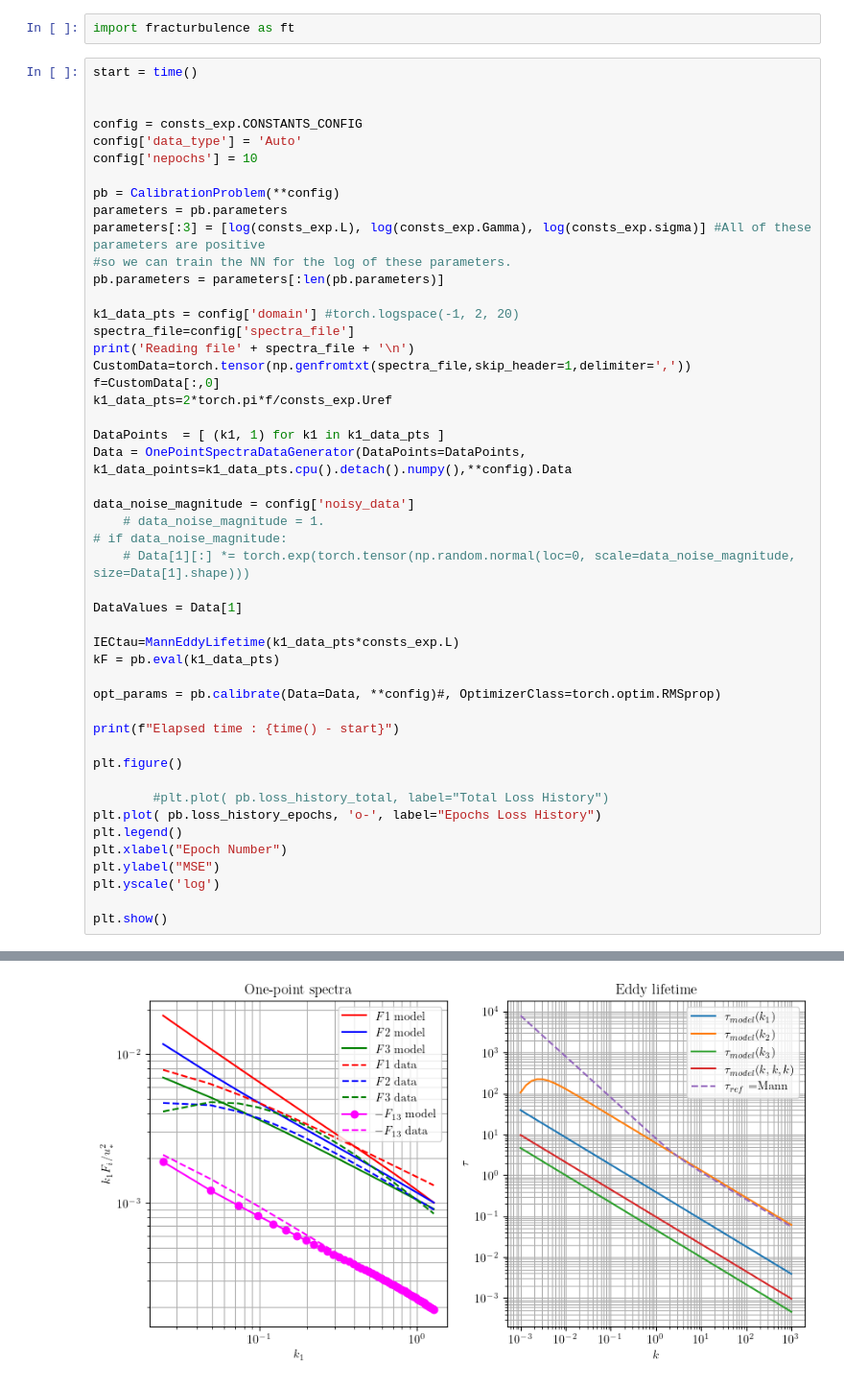
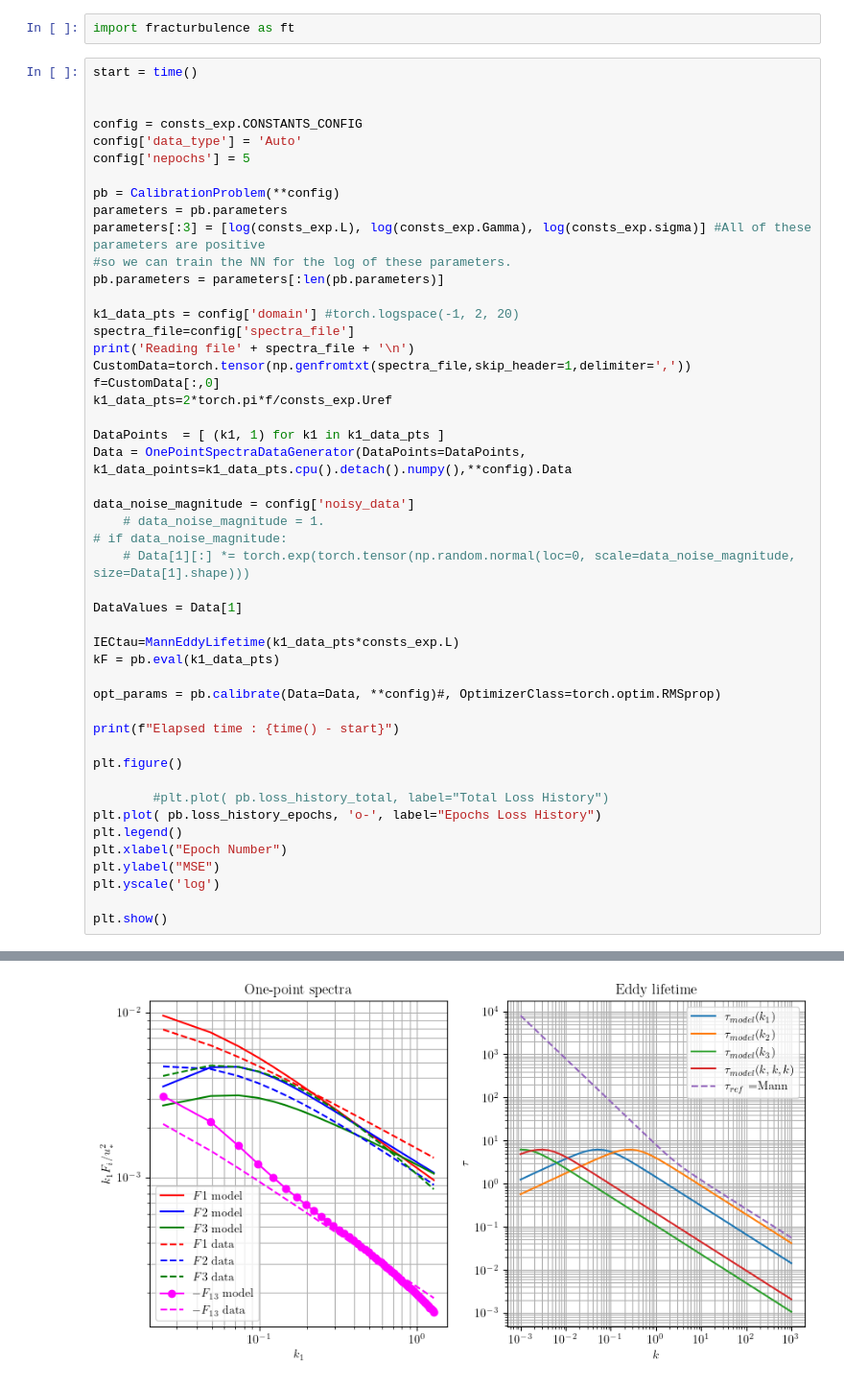
Before and after one commit to METHODS-Group/DRDMannTurb, a Jupyter notebook: examples/filtered_noisy_spectra.ipynb, the cells around one changed output, grey strips where cells are left out. Shown: that part at 96% size. Saved outputs shown, nothing was run; the diff lists cells and outputs as text.

```diff
--- a/examples/filtered_noisy_spectra.ipynb
+++ b/examples/filtered_noisy_spectra.ipynb
@@ -34,7 +34,7 @@ start = time()
 
 config = consts_exp.CONSTANTS_CONFIG
 config['data_type'] = 'Auto'
-config['nepochs'] = 10
+config['nepochs'] = 5
 
 pb = CalibrationProblem(**config)
 parameters = pb.parameters
@@ -111 +111 @@ Elapsed time : 51.972676277160645
-[figure, old version]
+[figure, new version]
```
Also changed, not shown: parts of 1 cell of this notebook, 4 other files.
